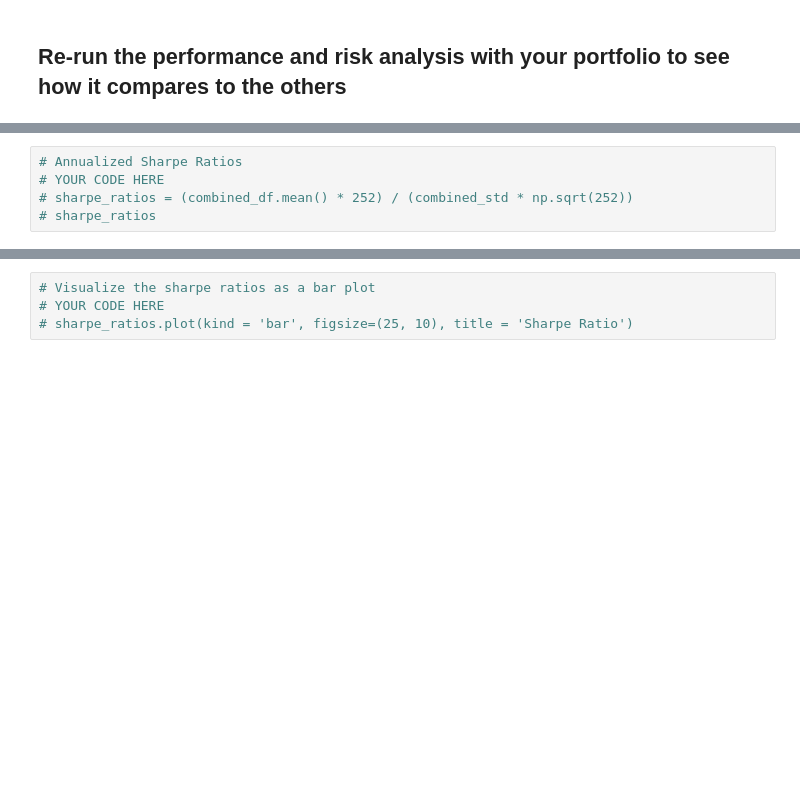
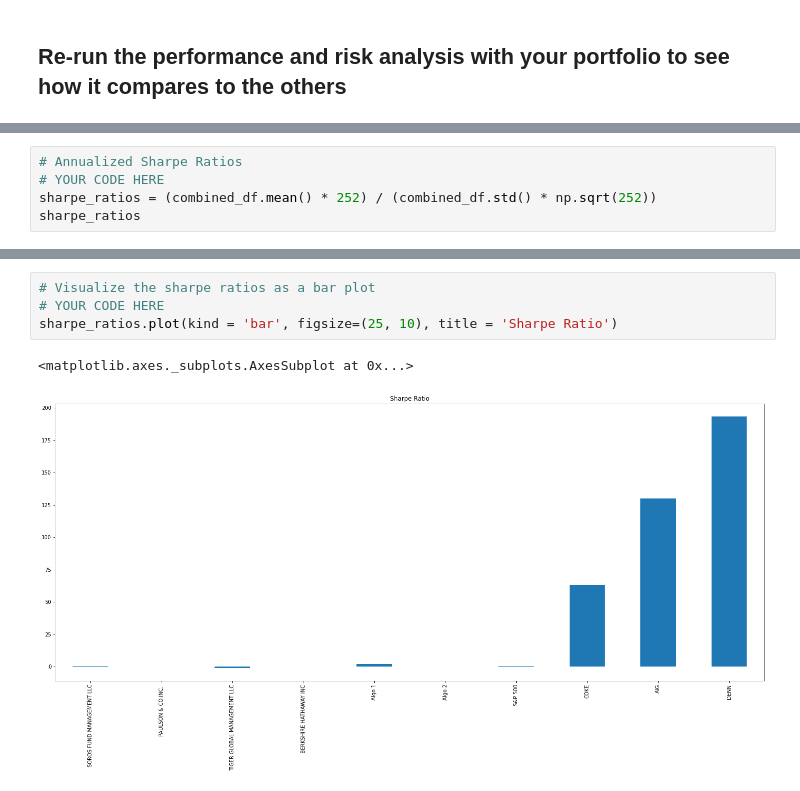
Before and after one commit to rs-fintech/04-Whale-Aanalysis-Pandas, a Jupyter notebook: whale_analysis.ipynb, the cells around one changed output, grey strips where cells are left out. Drawn from its saved outputs; the diff is of its cells as text; blank space fills up the shorter version.

```diff
--- a/whale_analysis.ipynb
+++ b/whale_analysis.ipynb
@@ -456,5 +476,5 @@ denn_returns_df.rolling(window = 20).mean().plot(ax = daily_mean, figsize = (25,
 # %%
 # Annualized Sharpe Ratios
 # YOUR CODE HERE
-# sharpe_ratios = (combined_df.mean() * 252) / (combined_std * np.sqrt(252))
-# sharpe_ratios
+sharpe_ratios = (combined_df.mean() * 252) / (combined_df.std() * np.sqrt(252))
+sharpe_ratios
@@ -461,7 +493,10 @@ denn_returns_df.rolling(window = 20).mean().plot(ax = daily_mean, figsize = (25,
 # %%
 # Visualize the sharpe ratios as a bar plot
 # YOUR CODE HERE
-# sharpe_ratios.plot(kind = 'bar', figsize=(25, 10), title = 'Sharpe Ratio')
+sharpe_ratios.plot(kind = 'bar', figsize=(25, 10), title = 'Sharpe Ratio')
+# %% [output]
+<matplotlib.axes._subplots.AxesSubplot at 0x...>
+[figure, added]
 # %%
 # Create a correlation analysis
 # YOUR CODE HERE
```
Also changed, not shown: parts of 9 cells of this notebook.
